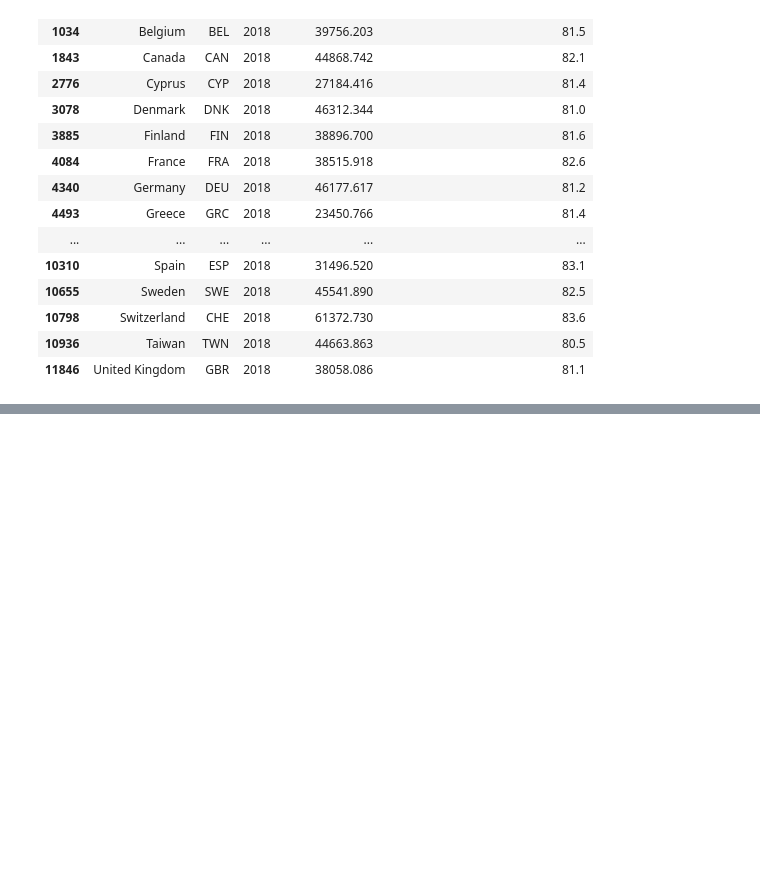
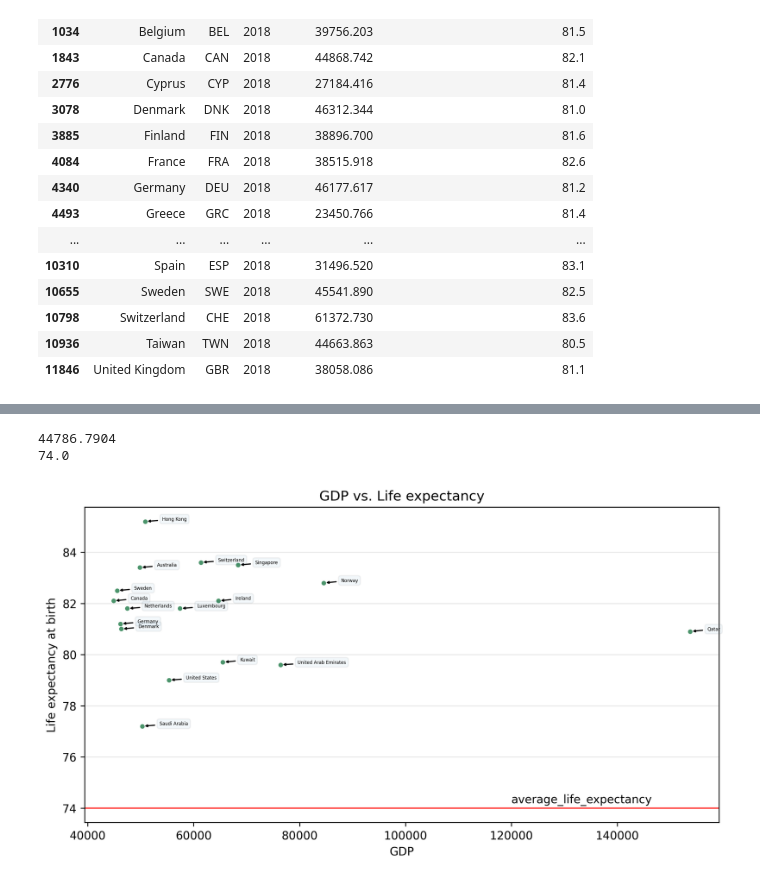
Before and after one commit to chenbin234/DAT405-DIT407-Introduction-to-data-science-and-AI, a Jupyter notebook: Assignment_1/Bingcheng/intro_to_AI_ass1.ipynb, the cells around one changed output, grey strips where cells are left out. Cells and saved outputs as stored; diff of their text form; code cells hidden in the pictures; blank space fills up the shorter version.

```diff
--- a/Assignment_1/Bingcheng/intro_to_AI_ass1.ipynb
+++ b/Assignment_1/Bingcheng/intro_to_AI_ass1.ipynb
@@ -234,0 +355,36 @@ df2[df2['Year']==2018]
+# %%
+threshold_GDP_per_capita = df_2018['GDP per capita'].quantile(0.9) # 90th percentile
+average_life_expectancy2 = df_2018['Life expectancy at birth (historical)'].quantile(0.5)
+print(threshold_GDP_per_capita)
+print(average_life_expectancy2)
+# %% [output]
+44786.7904
+74.0
+# %%
+high_GDP_per_capita = df_2018[df_2018['GDP per capita'] > threshold_GDP_per_capita]
+
+
+fig = plt.figure(figsize=[10,5])
+plt.plot(high_GDP_per_capita['GDP per capita'], high_GDP_per_capita['Life expectancy at birth (historical)'], '.', color='#4C956C');
+# single line
+plt.axhline(average_life_expectancy2, color = '#FF5E5B', label = 'average_gdp')
+plt.text(120000, 74.2, 'average_life_expectancy',fontsize=10)
+
+plt.xlabel('GDP')
+plt.ylabel('Life expectancy at birth')
+plt.title('GDP vs. Life expectancy')
+plt.grid(axis = 'y', zorder=0, alpha=0.3)
+
+for label, x, y in zip(high_GDP_per_capita['Entity'], high_GDP_per_capita['GDP per capita'], high_GDP_per_capita['Life expectancy at birth (historical)']):
+    plt.annotate(
+        label,
+        xy=(x, y), xytext=(15, 0),
+        textcoords='offset points', ha='left', va='bottom',
+        fontsize=4,
+        bbox=dict(boxstyle='round,pad=0.5', alpha=0.05),
+        arrowprops=dict(arrowstyle = '->', connectionstyle='arc3,rad=0')
+        )
+
+plt.show()
+# %% [output]
+[figure, added]
```
Also changed, not shown: parts of 21 cells of this notebook, 1 other file.
